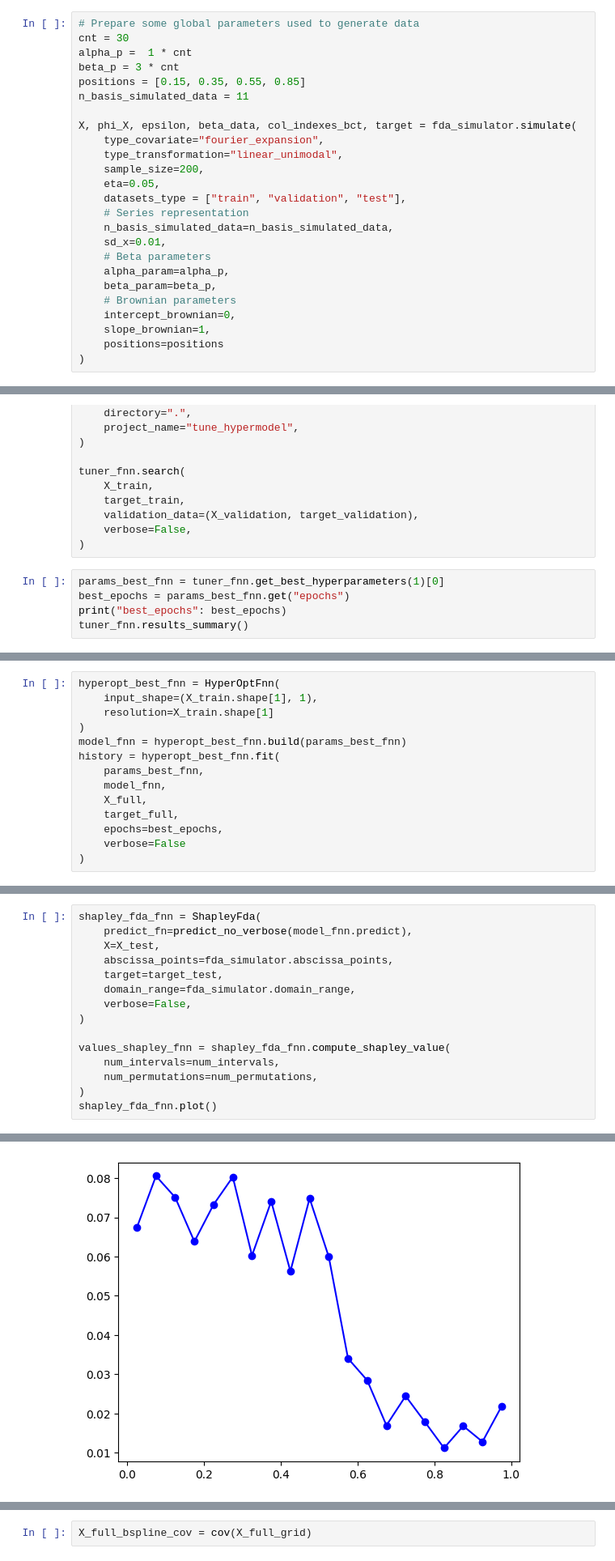
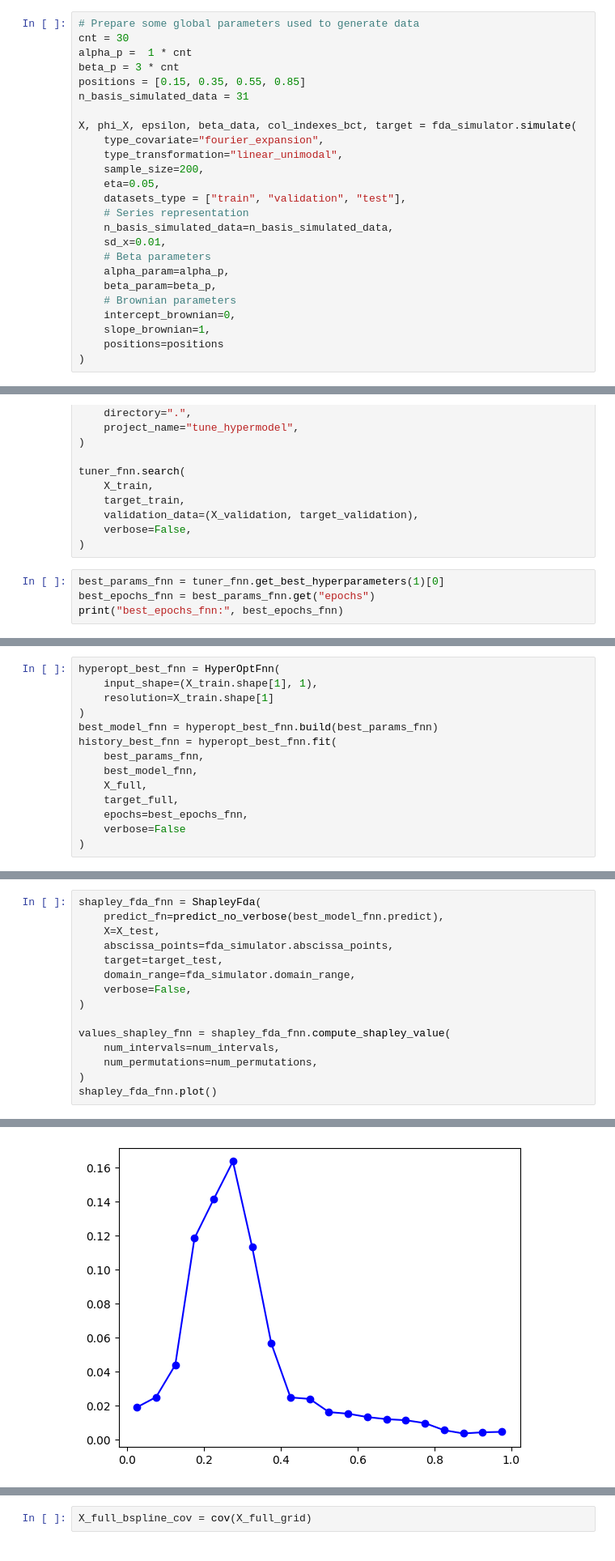
Before and after one commit to pachoning/shapley_fda_experiments, a Jupyter notebook: notebooks/single_simulation.ipynb, the cells around one changed output, grey strips where cells are left out. Shown at 81% size. Cells and saved outputs as stored; diff of their text form.

```diff
--- a/notebooks/single_simulation.ipynb
+++ b/notebooks/single_simulation.ipynb
@@ -32,7 +33,7 @@ cnt = 30
 alpha_p =  1 * cnt
 beta_p = 3 * cnt
 positions = [0.15, 0.35, 0.55, 0.85]
-n_basis_simulated_data = 11
+n_basis_simulated_data = 31
 
 X, phi_X, epsilon, beta_data, col_indexes_bct, target = fda_simulator.simulate(
     type_covariate="fourier_expansion",
@@ -215,8 +259,7 @@ tuner_fnn.search(
     verbose=False,
 )
 # %%
-params_best_fnn = tuner_fnn.get_best_hyperparameters(1)[0]
-best_epochs = params_best_fnn.get("epochs")
-print("best_epochs": best_epochs)
-tuner_fnn.results_summary()
+best_params_fnn = tuner_fnn.get_best_hyperparameters(1)[0]
+best_epochs_fnn = best_params_fnn.get("epochs")
+print("best_epochs_fnn:", best_epochs_fnn)
 # %% [output]
@@ -242,13 +269,13 @@ hyperopt_best_fnn = HyperOptFnn(
     input_shape=(X_train.shape[1], 1),
     resolution=X_train.shape[1]
 )
-model_fnn = hyperopt_best_fnn.build(params_best_fnn)
-history = hyperopt_best_fnn.fit(
-    params_best_fnn,
-    model_fnn,
+best_model_fnn = hyperopt_best_fnn.build(best_params_fnn)
+history_best_fnn = hyperopt_best_fnn.fit(
+    best_params_fnn,
+    best_model_fnn,
     X_full,
     target_full,
-    epochs=best_epochs,
+    epochs=best_epochs_fnn,
     verbose=False
 )
 # %%
@@ -301,18 +329,18 @@ plt.scatter(model_fnn.predict(X_full), target_full)
 # %%
 shapley_fda_fnn = ShapleyFda(
-    predict_fn=predict_no_verbose(model_fnn.predict),
+    predict_fn=predict_no_verbose(best_model_fnn.predict),
     X=X_test,
     abscissa_points=fda_simulator.abscissa_points,
     target=target_test,
     domain_range=fda_simulator.domain_range,
     verbose=False,
 )
 
 values_shapley_fnn = shapley_fda_fnn.compute_shapley_value(
     num_intervals=num_intervals,
     num_permutations=num_permutations,
 )
 shapley_fda_fnn.plot()
 # %% [output]
 [<matplotlib.lines.Line2D at 0x...>]
-[figure, old version]
+[figure, new version]
```
Also changed, not shown: parts of 35 cells of this notebook.
